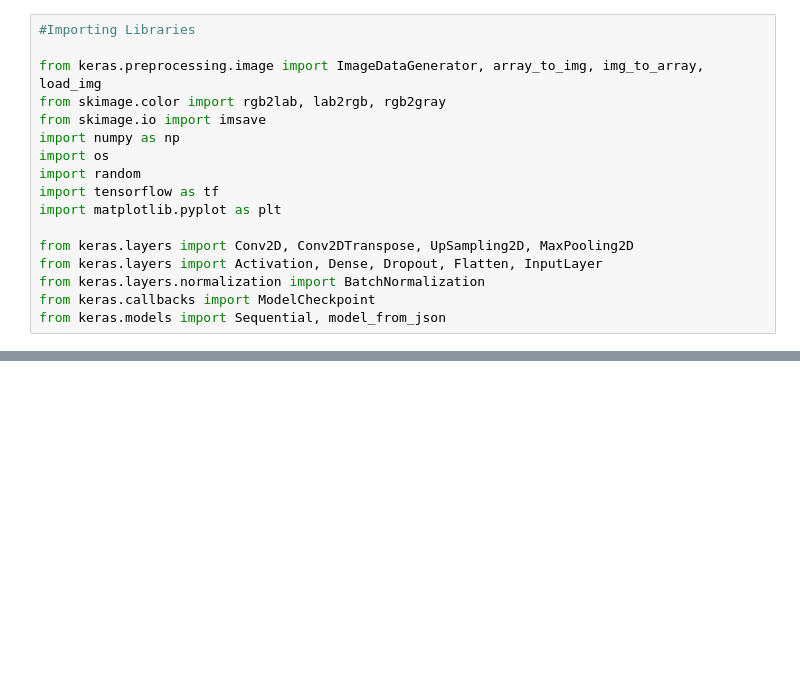
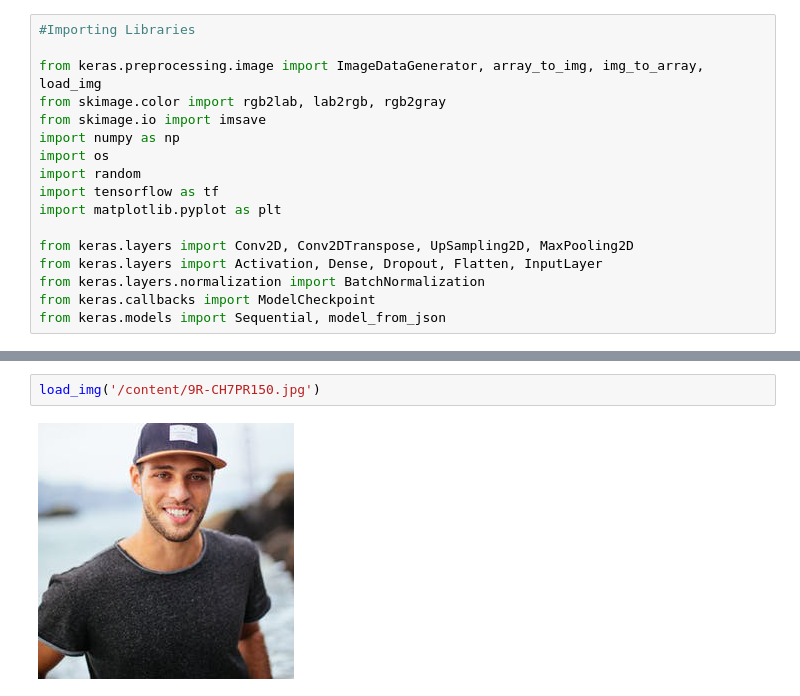
Before and after one commit to rubyruins/fast-colorization, a Jupyter notebook: Features.ipynb, the cells around one changed output, grey strips where cells are left out. Drawn from its saved outputs; the diff is of its cells as text; blank space fills up the shorter version.

```diff
--- a/Features.ipynb
+++ b/Features.ipynb
@@ -207,0 +65,4 @@ up_sampling2d_1 (1, 32, 32, 256)
+# %%
+load_img('/content/9R-CH7PR150.jpg')
+# %% [output]
+[figure, added]
```
Also changed, not shown: parts of 15 cells of this notebook, 1 other file.
